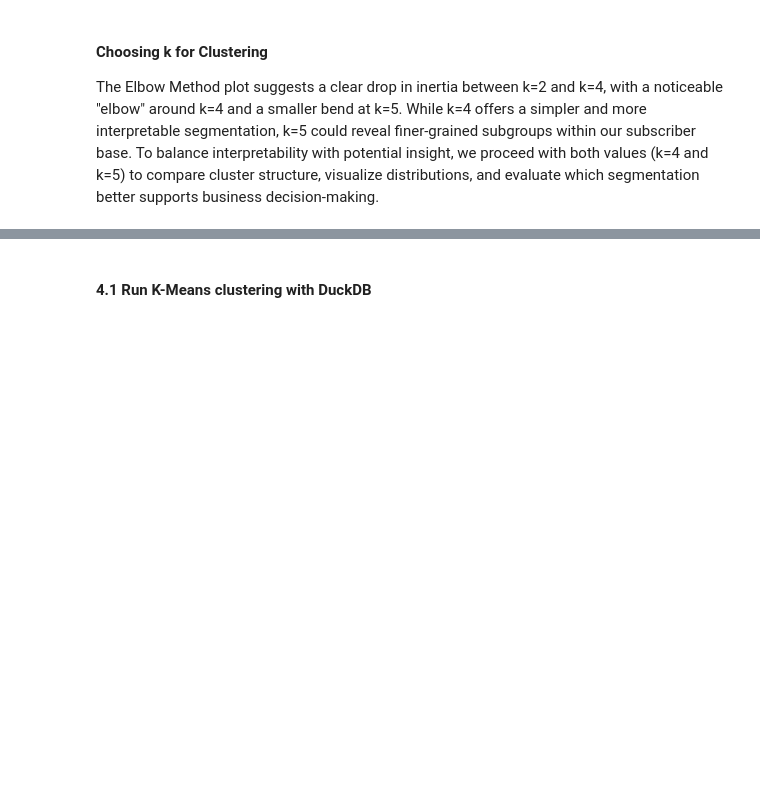
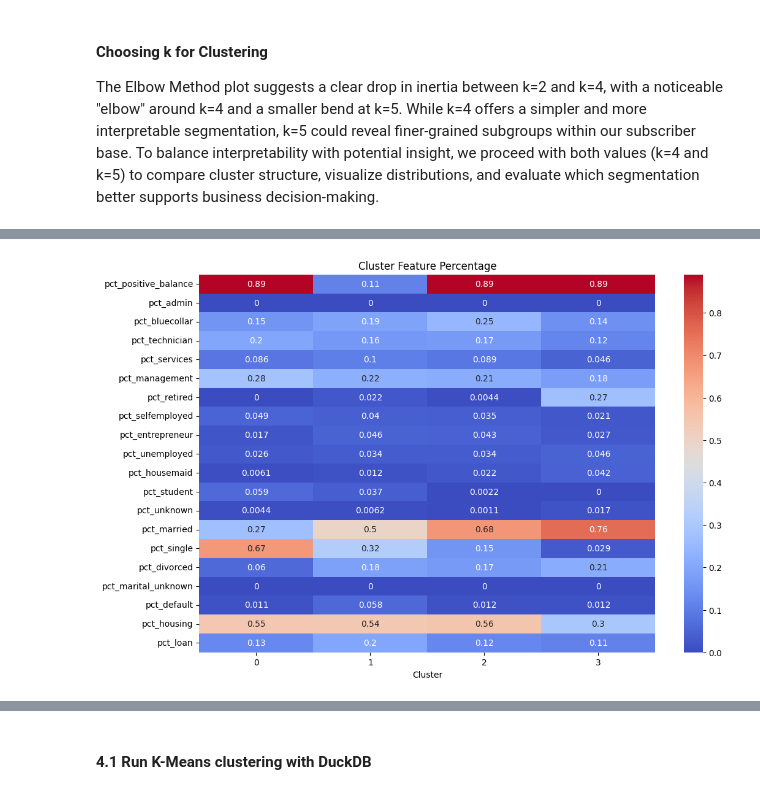
Before and after one commit to FederCO23/Term_Deposit_Marketing_-_tpx4U1BHhRR0IUm9, a Jupyter notebook: TermDepositMarketing_part2.ipynb, the cells around one changed output, grey strips where cells are left out. Saved outputs shown, nothing was run; the diff lists cells and outputs as text; code cells hidden in the pictures; blank space fills up the shorter version.

```diff
--- a/TermDepositMarketing_part2.ipynb
+++ b/TermDepositMarketing_part2.ipynb
@@ -447,0 +549,4 @@ The Elbow Method plot suggests a clear drop in inertia between k=2 and k=4, with
+# %%
+# re-groups features for analysis
+df_pct_only = cluster_summary.loc[:, cluster_summary.columns.str.startswith('pct')]
+df_avg_only = cluster_summary.loc[:, cluster_summary.columns.str.startswith('avg')]
@@ -447,0 +555,10 @@ The Elbow Method plot suggests a clear drop in inertia between k=2 and k=4, with
+# %%
+def heat_map_clustered_fts(df,type='Averages'):
+    plt.figure(figsize=(12, 8))
+    sns.heatmap(df.T, cmap="coolwarm", annot=True)
+    plt.title(f"Cluster Feature {type}")
+    plt.xlabel("Cluster")
+# %%
+heat_map_clustered_fts(df_pct_only, "Percentage")
+# %% [output]
+[figure, added]
```
Also changed, not shown: parts of 11 cells of this notebook.
